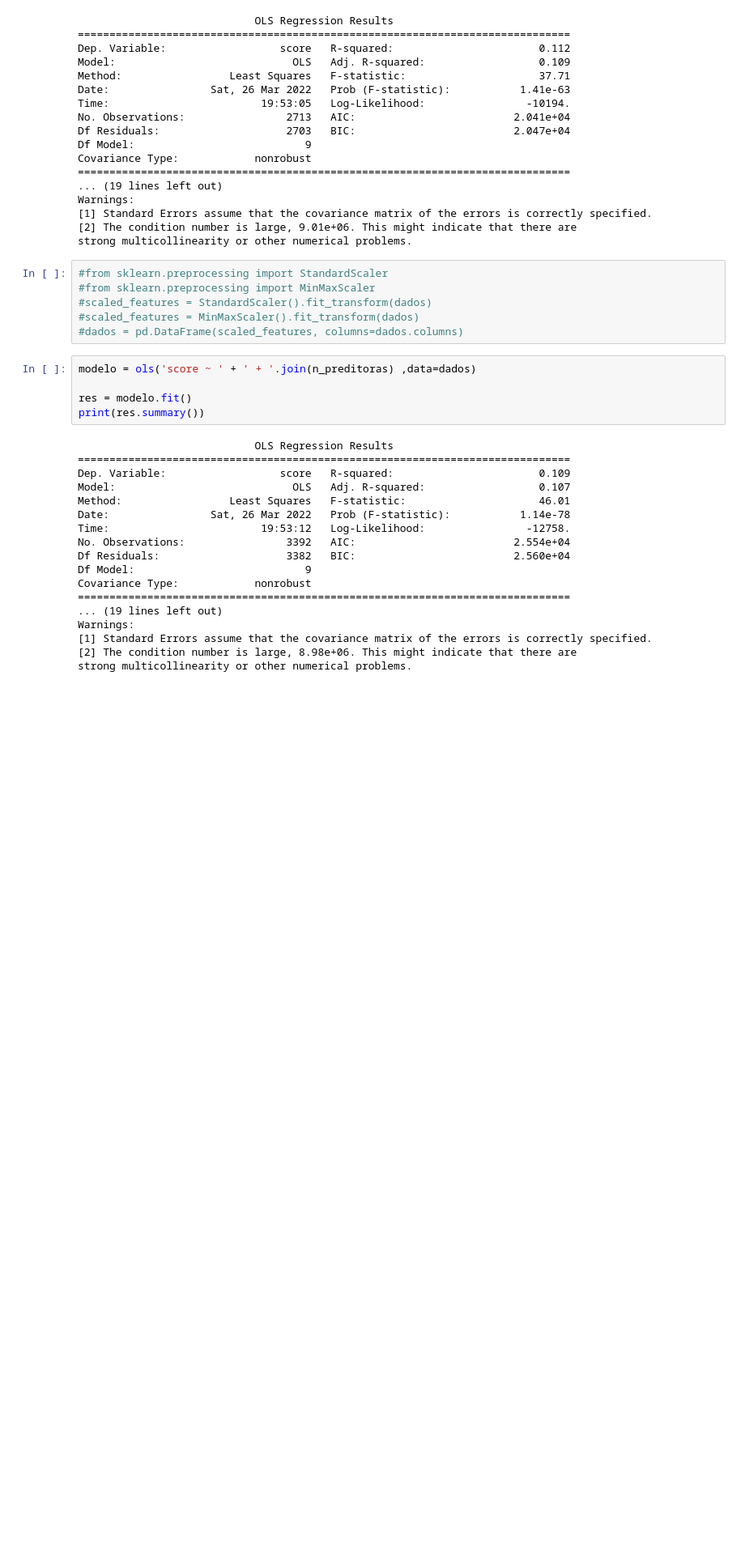
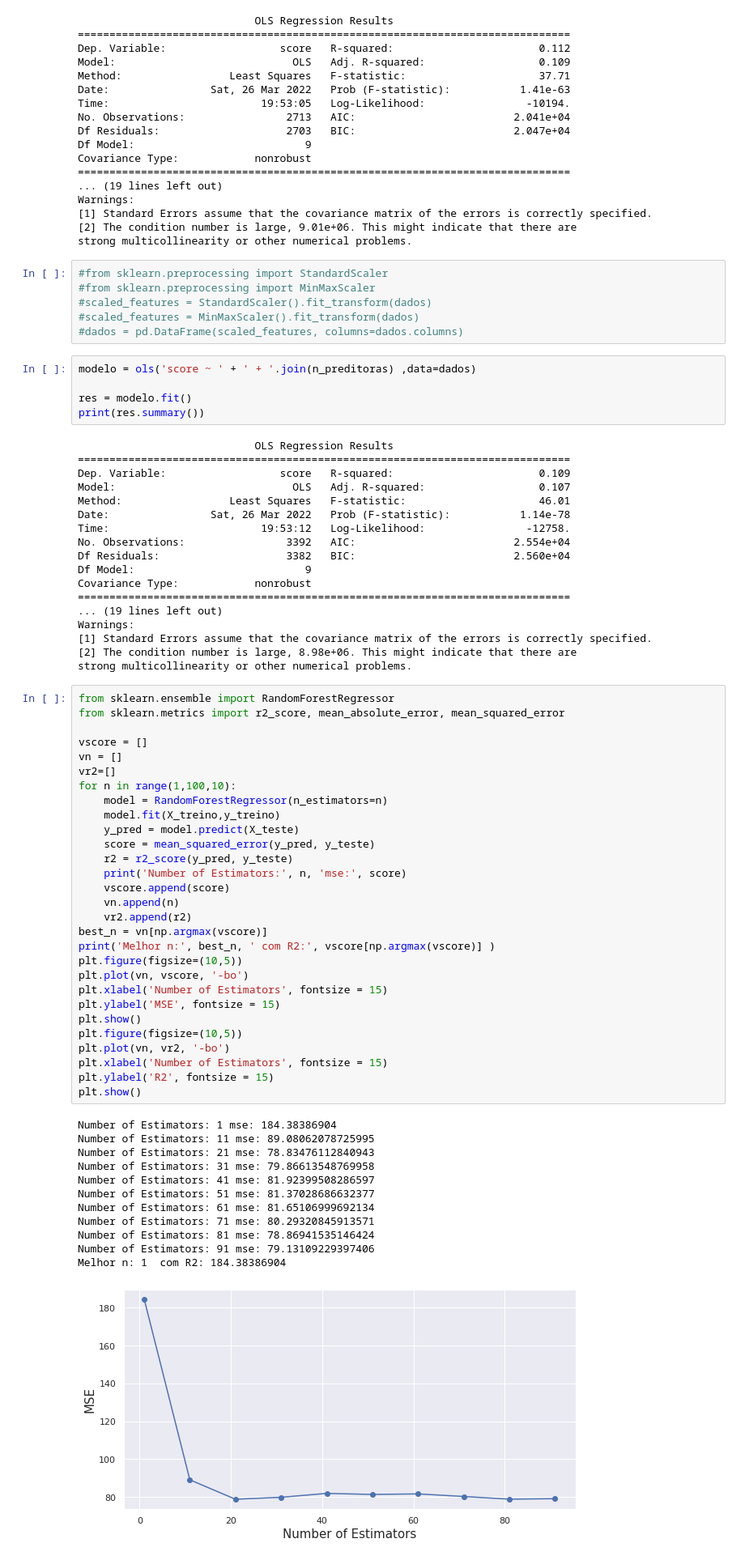
Before and after one commit to HedersonSantos/RegDatChallg, a Jupyter notebook: analise.ipynb, the cells around one changed output. Shown at 81% size. Saved outputs shown, nothing was run; the diff lists cells and outputs as text; blank space fills up the shorter version.

```diff
--- a/analise.ipynb
+++ b/analise.ipynb
@@ -286,3 +286,45 @@ Warnings:
 [1] Standard Errors assume that the covariance matrix of the errors is correctly specified.
 [2] The condition number is large, 8.98e+06. This might indicate that there are
 strong multicollinearity or other numerical problems.
+# %%
+from sklearn.ensemble import RandomForestRegressor
+from sklearn.metrics import r2_score, mean_absolute_error, mean_squared_error
+
+vscore = []
+vn = []
+vr2=[]
+for n in range(1,100,10):
+    model = RandomForestRegressor(n_estimators=n)
+    model.fit(X_treino,y_treino)
+    y_pred = model.predict(X_teste)
+    score = mean_squared_error(y_pred, y_teste)
+    r2 = r2_score(y_pred, y_teste)
+    print('Number of Estimators:', n, 'mse:', score)
+    vscore.append(score)
+    vn.append(n)
+    vr2.append(r2)
+best_n = vn[np.argmax(vscore)]
+print('Melhor n:', best_n, ' com R2:', vscore[np.argmax(vscore)] )
+plt.figure(figsize=(10,5))
+plt.plot(vn, vscore, '-bo')
+plt.xlabel('Number of Estimators', fontsize = 15)
+plt.ylabel('MSE', fontsize = 15)
+plt.show()
+plt.figure(figsize=(10,5))
+plt.plot(vn, vr2, '-bo')
+plt.xlabel('Number of Estimators', fontsize = 15)
+plt.ylabel('R2', fontsize = 15)
+plt.show()
+# %% [output]
+Number of Estimators: 1 mse: 184.38386904
+Number of Estimators: 11 mse: 89.08062078725995
+Number of Estimators: 21 mse: 78.83476112840943
+Number of Estimators: 31 mse: 79.86613548769958
+Number of Estimators: 41 mse: 81.92399508286597
+Number of Estimators: 51 mse: 81.37028686632377
+Number of Estimators: 61 mse: 81.65106999692134
+Number of Estimators: 71 mse: 80.29320845913571
+Number of Estimators: 81 mse: 78.86941535146424
+Number of Estimators: 91 mse: 79.13109229397406
+Melhor n: 1  com R2: 184.38386904
+[figure, added]
```
Also changed, not shown: parts of 8 cells of this notebook.
